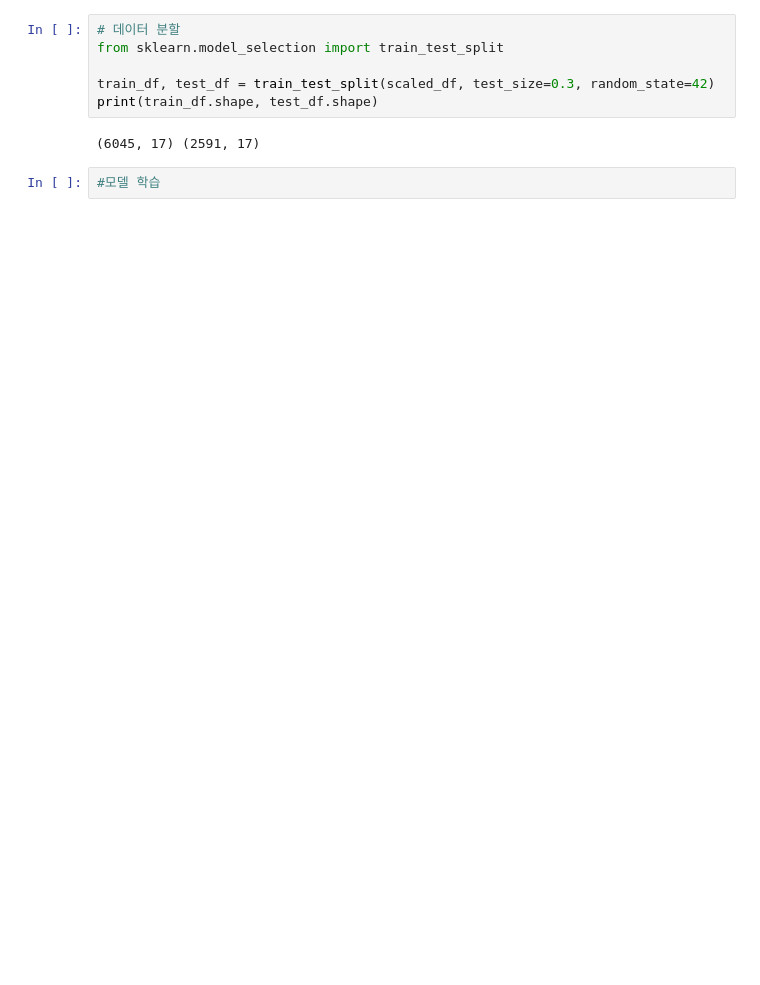
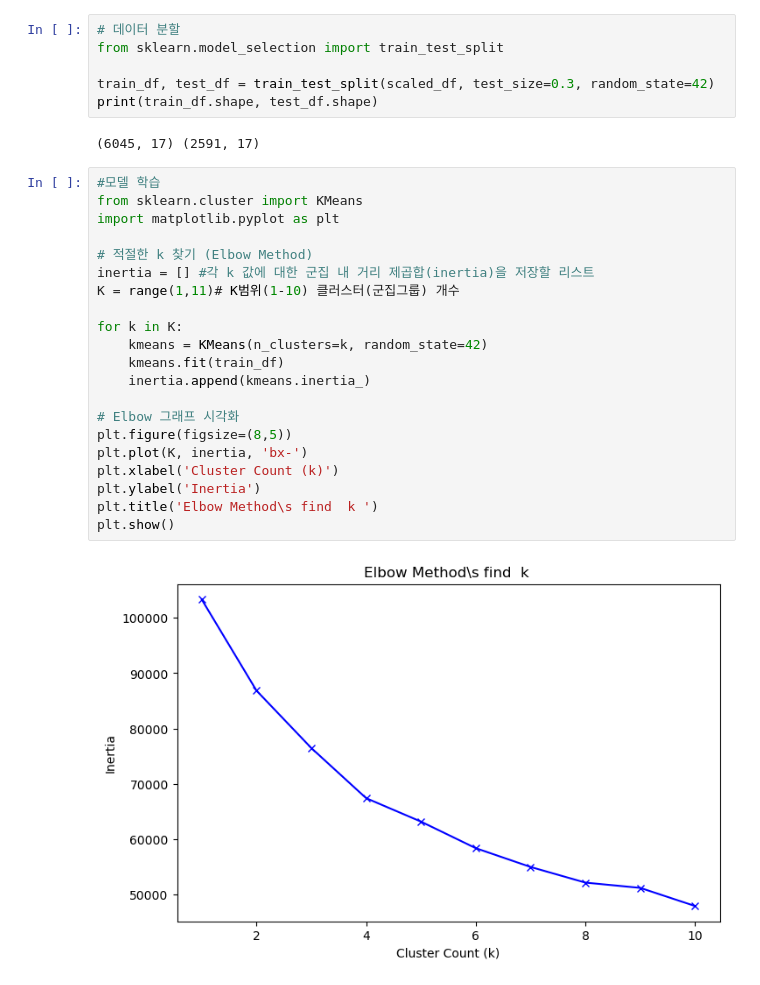
Before and after one commit to B735244/Bigdata_UI_Bogeum, a Jupyter notebook: 13. ML_JUPITER/notebooks/Ch00_PANDAS_INIT/02비지도학습/01군집화/01.ipynb, the cells around one changed output. Drawn from its saved outputs; the diff is of its cells as text; blank space fills up the shorter version.

```diff
--- a/13. ML_JUPITER/notebooks/Ch00_PANDAS_INIT/02비지도학습/01군집화/01.ipynb
+++ b/13. ML_JUPITER/notebooks/Ch00_PANDAS_INIT/02비지도학습/01군집화/01.ipynb
@@ -174,3 +174,24 @@ print(train_df.shape, test_df.shape)
 (6045, 17) (2591, 17)
 # %%
 #모델 학습
+from sklearn.cluster import KMeans
+import matplotlib.pyplot as plt
+
+# 적절한 k 찾기 (Elbow Method)
+inertia = [] #각 k 값에 대한 군집 내 거리 제곱합(inertia)을 저장할 리스트
+K = range(1,11)# K범위(1-10) 클러스터(군집그룹) 개수
+
+for k in K:
+    kmeans = KMeans(n_clusters=k, random_state=42)
+    kmeans.fit(train_df)
+    inertia.append(kmeans.inertia_)
+
+# Elbow 그래프 시각화
+plt.figure(figsize=(8,5))
+plt.plot(K, inertia, 'bx-')
+plt.xlabel('Cluster Count (k)')
+plt.ylabel('Inertia')
+plt.title('Elbow Method\s find  k ')
+plt.show()
+# %% [output]
+[figure, added]
```
Also changed, not shown: parts of 4 cells of this notebook.
